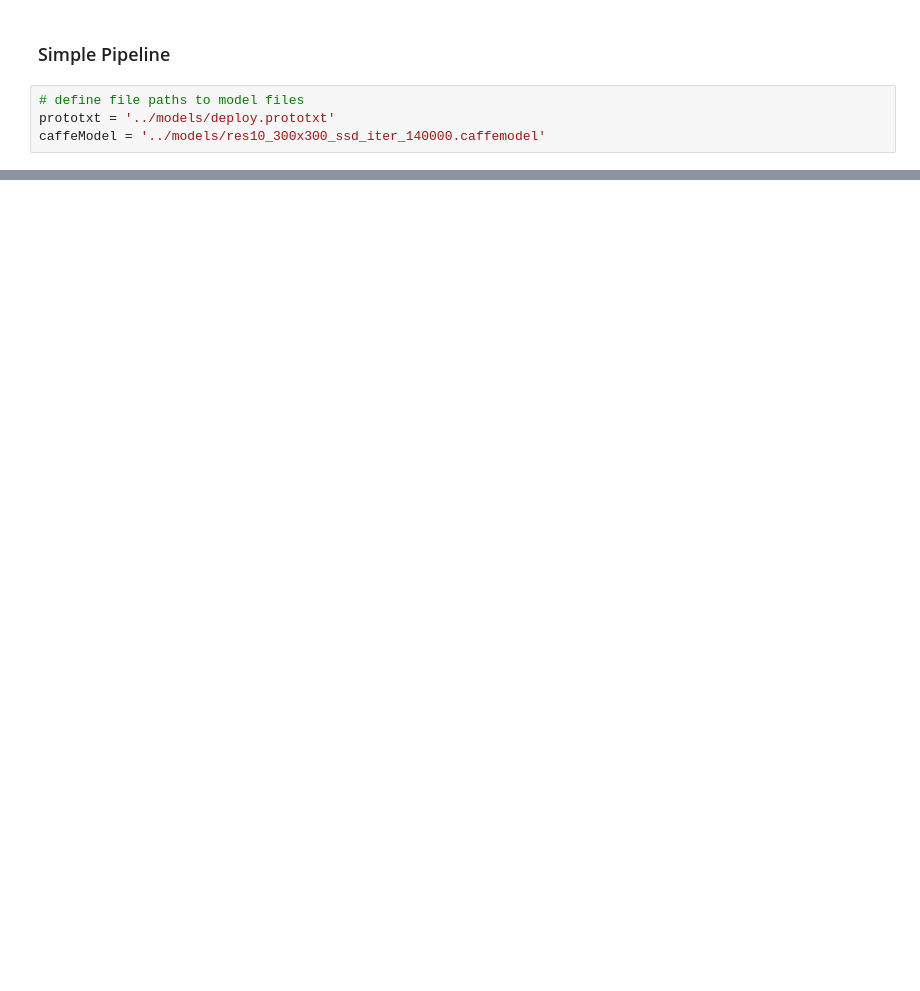
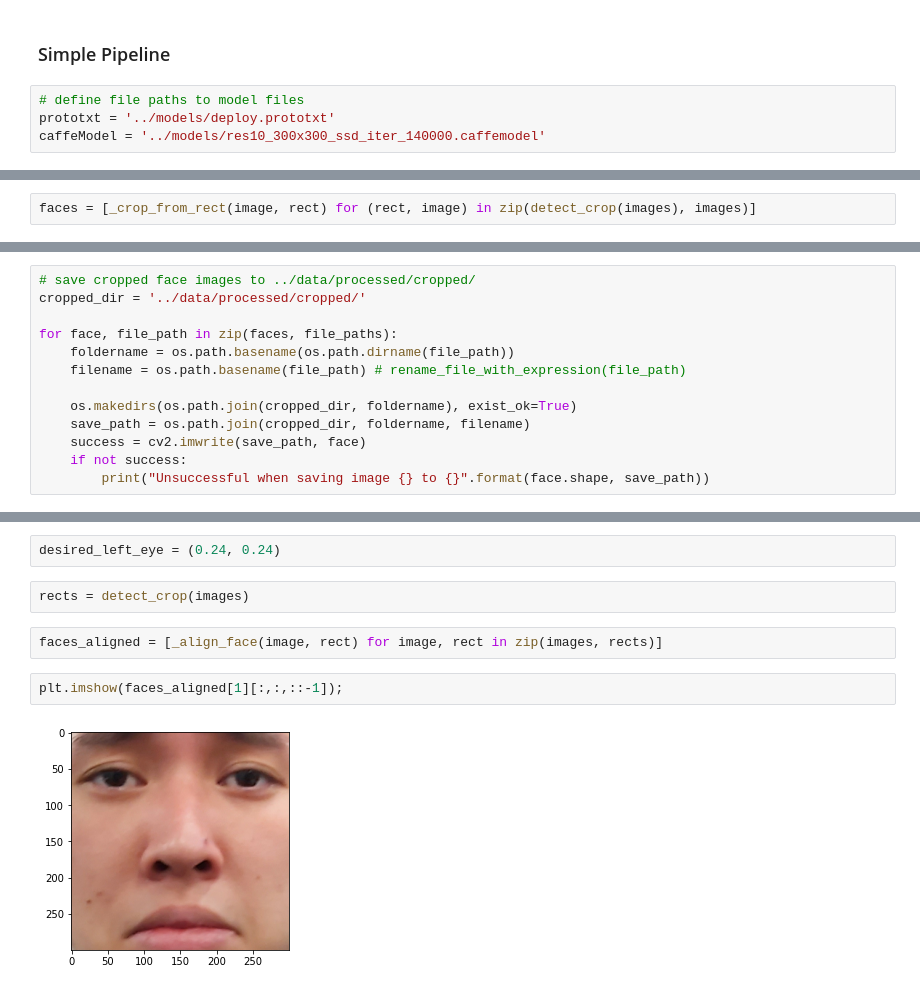
Before and after one commit to danielkurniadi/NTUFaceRecognition, a Jupyter notebook: notebooks/face_pipeline.ipynb, the cells around one changed output, grey strips where cells are left out. Drawn from its saved outputs; the diff is of its cells as text; blank space fills up the shorter version.

Commit message:
face pipeline python/jupyter notebook

```diff
--- a/notebooks/face_pipeline.ipynb
+++ b/notebooks/face_pipeline.ipynb
@@ -224,0 +237,2 @@ results = pipe1.fit_transform(images)
+# %%
+faces = [_crop_from_rect(image, rect) for (rect, image) in zip(detect_crop(images), images)]
@@ -224,0 +242,13 @@ results = pipe1.fit_transform(images)
+# %%
+# save cropped face images to ../data/processed/cropped/
+cropped_dir = '../data/processed/cropped/'
+
+for face, file_path in zip(faces, file_paths):
+    foldername = os.path.basename(os.path.dirname(file_path))
+    filename = os.path.basename(file_path) # rename_file_with_expression(file_path)
+
+    os.makedirs(os.path.join(cropped_dir, foldername), exist_ok=True)
+    save_path = os.path.join(cropped_dir, foldername, filename)
+    success = cv2.imwrite(save_path, face)
+    if not success:
+        print("Unsuccessful when saving image {} to {}".format(face.shape, save_path))
@@ -224,0 +317,10 @@ results = pipe1.fit_transform(images)
+# %%
+desired_left_eye = (0.24, 0.24)
+# %%
+rects = detect_crop(images)
+# %%
+faces_aligned = [_align_face(image, rect) for image, rect in zip(images, rects)]
+# %%
+plt.imshow(faces_aligned[1][:,:,::-1]);
+# %% [output]
+[figure, added]
```
Also changed, not shown: parts of 19 cells of this notebook.
